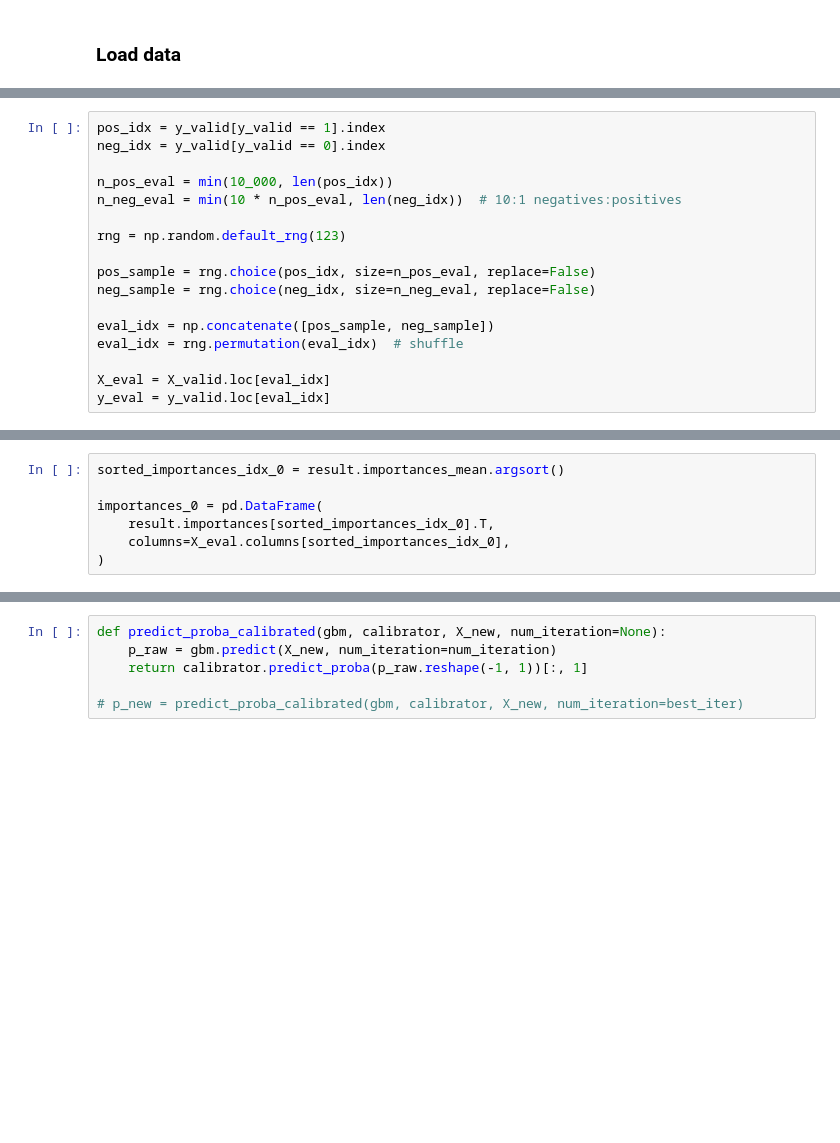
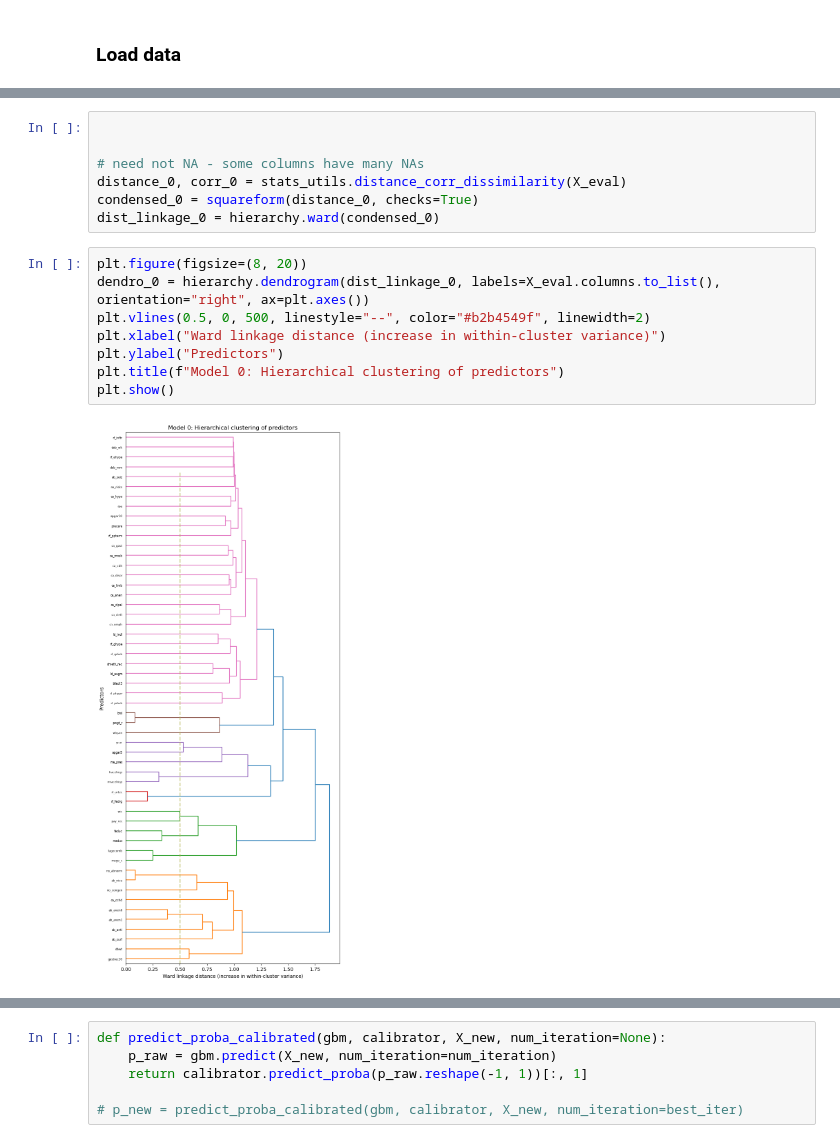
Before and after one commit to frankbuckley/ds-births-populations, a Jupyter notebook: projects/us-birth-certificates/0002-predictors.ipynb, the cells around one changed output, grey strips where cells are left out. Drawn from its saved outputs; the diff is of its cells as text; blank space fills up the shorter version.

```diff
--- a/projects/us-birth-certificates/0002-predictors.ipynb
+++ b/projects/us-birth-certificates/0002-predictors.ipynb
@@ -792,17 +67,0 @@ df_imp_gain
-# %%
-pos_idx = y_valid[y_valid == 1].index
-neg_idx = y_valid[y_valid == 0].index
-
-n_pos_eval = min(10_000, len(pos_idx))
-n_neg_eval = min(10 * n_pos_eval, len(neg_idx))  # 10:1 negatives:positives
-
-rng = np.random.default_rng(123)
-
-pos_sample = rng.choice(pos_idx, size=n_pos_eval, replace=False)
-neg_sample = rng.choice(neg_idx, size=n_neg_eval, replace=False)
-
-eval_idx = np.concatenate([pos_sample, neg_sample])
-eval_idx = rng.permutation(eval_idx)  # shuffle
-
-X_eval = X_valid.loc[eval_idx]
-y_eval = y_valid.loc[eval_idx]
@@ -874,7 +736,17 @@ perm_importance
-# %%
-sorted_importances_idx_0 = result.importances_mean.argsort()
-
-importances_0 = pd.DataFrame(
-    result.importances[sorted_importances_idx_0].T,
-    columns=X_eval.columns[sorted_importances_idx_0],
-)
+# %%
+
+
+# need not NA - some columns have many NAs
+distance_0, corr_0 = stats_utils.distance_corr_dissimilarity(X_eval)
+condensed_0 = squareform(distance_0, checks=True)
+dist_linkage_0 = hierarchy.ward(condensed_0)
+# %%
+plt.figure(figsize=(8, 20))
+dendro_0 = hierarchy.dendrogram(dist_linkage_0, labels=X_eval.columns.to_list(), orientation="right", ax=plt.axes())
+plt.vlines(0.5, 0, 500, linestyle="--", color="#b2b4549f", linewidth=2)
+plt.xlabel("Ward linkage distance (increase in within-cluster variance)")
+plt.ylabel("Predictors")
+plt.title(f"Model 0: Hierarchical clustering of predictors")
+plt.show()
+# %% [output]
+[figure, added]
```
Also changed, not shown: parts of 66 cells of this notebook.
